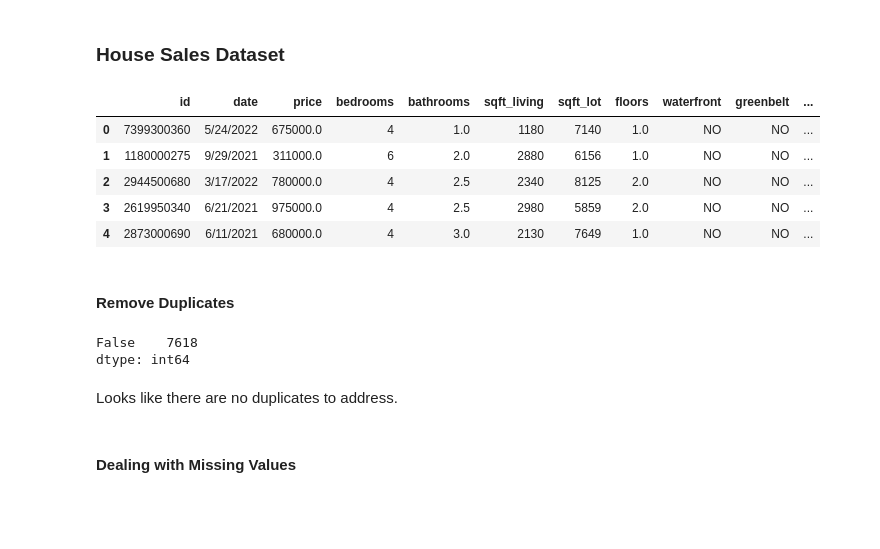
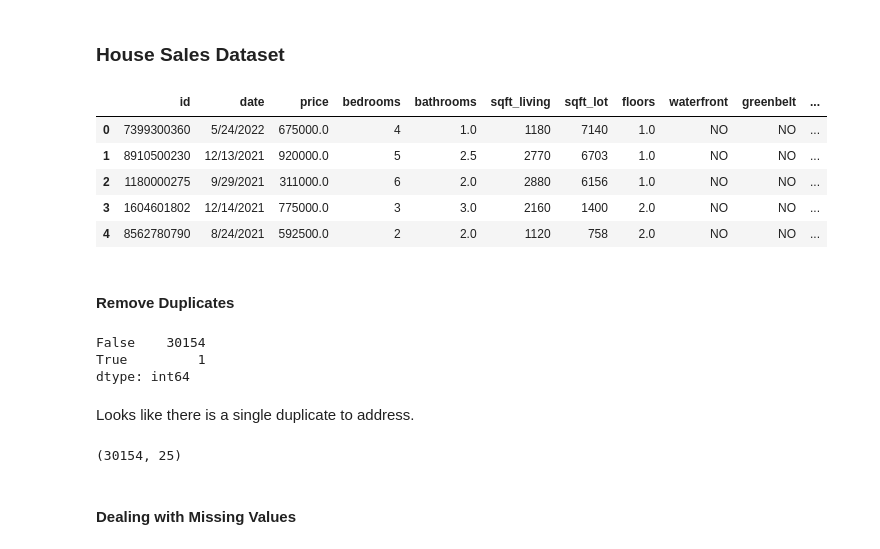
Before and after one commit to aokdata/King-County-House-Sales-, a Jupyter notebook: Data Preparation and Cleaning Notebook.ipynb, the cells around one changed output. Drawn from its saved outputs; the diff is of its cells as text; code cells hidden in the pictures; blank space fills up the shorter version.

```diff
--- a/Data Preparation and Cleaning Notebook.ipynb
+++ b/Data Preparation and Cleaning Notebook.ipynb
@@ -18,33 +18,28 @@ pd.options.display.width = None
 ### House Sales Dataset
 # %%
 #Import house sales data
-kc_house_df = pd.read_csv('/Users/Aidan/Documents/Flatiron/Phase_2/King-County-House-Sales-/data/kc_house_data.csv')
-
-#Let's create a subset that fit the criteria 4 or more bedrooms and no nuisance
-kc_family_house_df = kc_house_df[(kc_house_df['bedrooms'] >= 4) &\
-                                 (kc_house_df['nuisance'] == "NO") &\
-                                 (kc_house_df['price'] <= 1500000) & \
-                                 (kc_house_df['condition'].isin(['Average', 'Good', 'Very Good']))]
+kc_family_house_df = pd.read_csv('/Users/Aidan/Documents/Flatiron/Phase_2/King-County-House-Sales-/data/kc_house_data.csv')
 
 #Reset the index
 kc_family_house_df.reset_index(drop=True,inplace= True)
 
 #Preview first 5 rows of subset
 kc_family_house_df.head()
 # %% [output]
 |  | id | date | price | bedrooms | bathrooms | sqft_living | sqft_lot | floors | waterfront | greenbelt | ... |
 | 0 | 7399300360 | 5/24/2022 | 675000.0 | 4 | 1.0 | 1180 | 7140 | 1.0 | NO | NO | ... |
-| 1 | 1180000275 | 9/29/2021 | 311000.0 | 6 | 2.0 | 2880 | 6156 | 1.0 | NO | NO | ... |
-| 2 | 2944500680 | 3/17/2022 | 780000.0 | 4 | 2.5 | 2340 | 8125 | 2.0 | NO | NO | ... |
-| 3 | 2619950340 | 6/21/2021 | 975000.0 | 4 | 2.5 | 2980 | 5859 | 2.0 | NO | NO | ... |
-| 4 | 2873000690 | 6/11/2021 | 680000.0 | 4 | 3.0 | 2130 | 7649 | 1.0 | NO | NO | ... |
+| 1 | 8910500230 | 12/13/2021 | 920000.0 | 5 | 2.5 | 2770 | 6703 | 1.0 | NO | NO | ... |
+| 2 | 1180000275 | 9/29/2021 | 311000.0 | 6 | 2.0 | 2880 | 6156 | 1.0 | NO | NO | ... |
+| 3 | 1604601802 | 12/14/2021 | 775000.0 | 3 | 3.0 | 2160 | 1400 | 2.0 | NO | NO | ... |
+| 4 | 8562780790 | 8/24/2021 | 592500.0 | 2 | 2.0 | 1120 | 758 | 2.0 | NO | NO | ... |
 # %% [markdown]
 #### Remove Duplicates
 # %%
 #Look for any duplicates in our dataset
 kc_family_house_df.duplicated().value_counts()
 # %% [output]
-False    7618
+False    30154
+True         1
 dtype: int64
 # %% [markdown]
-Looks like there are no duplicates to address.
+Looks like there is a single duplicate to address.
@@ -51,2 +49,7 @@ Looks like there are no duplicates to address.
+# %%
+#Shape of dataframe (rows, columns)
+kc_family_house_df.shape
+# %% [output]
+(30154, 25)
 # %% [markdown]
 #### Dealing with Missing Values
```
Also changed, not shown: parts of 16 cells of this notebook, 1 other file.
